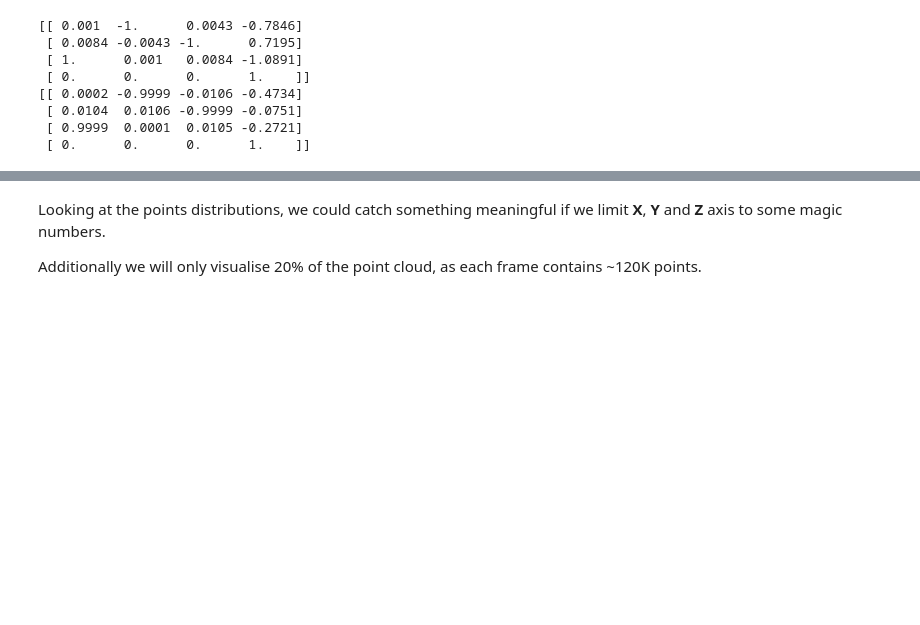
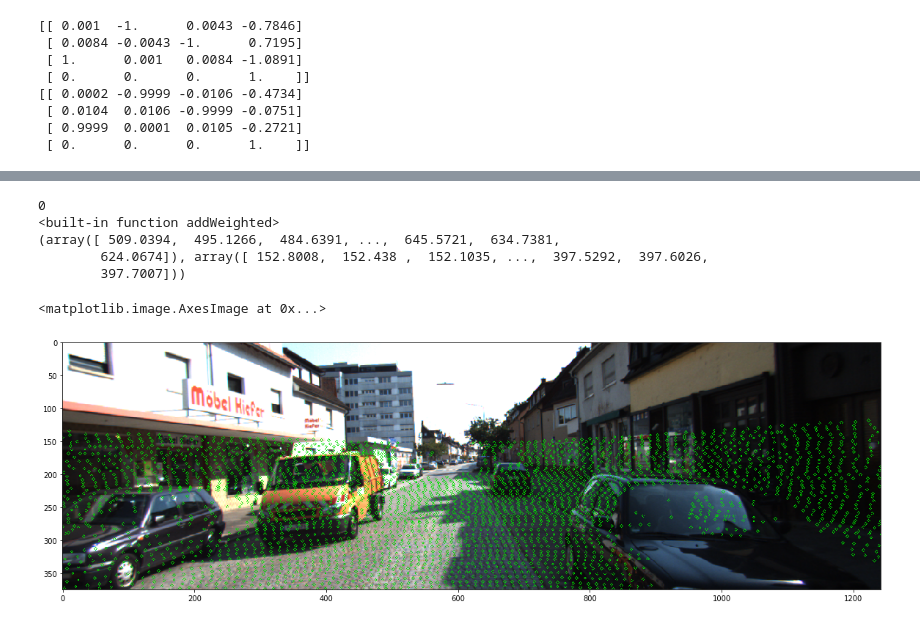
Before and after one commit to david-woo-instacart/self-driving-cars, a Jupyter notebook: plane-segmentation/Plane-segmentation.ipynb, the cells around one changed output, grey strips where cells are left out. Saved outputs shown, nothing was run; the diff lists cells and outputs as text; code cells hidden in the pictures; blank space fills up the shorter version.

```diff
--- a/plane-segmentation/Plane-segmentation.ipynb
+++ b/plane-segmentation/Plane-segmentation.ipynb
@@ -476,37 +438,51 @@ dataset.rgb
 # %%
+
+dataset_rgb = list(dataset.rgb)
 frame = 0
 calib_dir ="/Users/davidwoo/Documents/Projects/self-driving-cars/plane-segmentation/KITTI-Dataset/2011_09_26/"
 
 #velo_data = convert_velo_cord_to_img(dataset, calib_dir)
-velo_data = convert_velo_cord_to_img(dataset, calib_dir)
+velo_data = convert_velo_cord_to_img(dataset_velo, calib_dir)
 #rgb_img = dataset.rgb[frame].right
 
-rgb_img =dataset_rgb[frame][1]
+rgb_img = dataset_rgb[frame][1]
 #rgb_img = dataset.rgb[frame][0]
 #rgb_img = dataset
 #corped_velo_data = crop_velo_to_img_size(rgb_img.shape, velo_data)
 corped_velo_data = crop_velo_to_img_size([400,1500,3], velo_data)
 
 
 import cv2
 print(cv2.addWeighted)
-def overlay_velo_img(img, velo_data):
+def overlay_velo_img(img, velo_data,radius = 2):
     (x, y) = velo_data
     im = np.zeros(img.shape, dtype=np.float32)
     x_axis = np.floor(x).astype(np.int32)
     y_axis = np.floor(y).astype(np.int32)
 #     im[y_axis, x_axis] = [1, 0, 1]
-    print(len(x))
-    print(len(y))
+    #print(len(x))
+    #print(len(y))
+
+    # below draws circles on the image
     for i in range(0, len(x)):
 #         cv2.circle(img, center, radius, color, thickness=1, lineType=8, shift=0)
-        cv2.circle(img, (x_axis[i], y_axis[i]), 2, [0, 35, 0])
+            #cv2.circle(img, center, radius, color, thickness=1, lineType=8, shift=0)
+        #print(x_axis[i], y_axis[i])
+        cv2.circle(img, (x_axis[i], y_axis[i]), radius, [0, 35, 0])
 
     fig1 = plt.figure(figsize=(20, 20))
-    plt.imshow(img)
+    #plt.imshow(img)
 
-overlay_velo_img(rgb_img, corped_velo_data)
+    return img
+
+result_img = overlay_velo_img(rgb_img, corped_velo_data,2)
+print(corped_velo_data)
+plt.imshow(result_img)
+# %% [output]
+0
+<built-in function addWeighted>
+(array([ 509.0394,  495.1266,  484.6391, ...,  645.5721,  634.7381,
+        624.0674]), array([ 152.8008,  152.438 ,  152.1035, ...,  397.5292,  397.6026,
+        397.7007]))
+<matplotlib.image.AxesImage at 0x...>
+[figure, added]
-# %% [markdown]
-Looking at the points distributions, we could catch something meaningful if we limit **X**, **Y** and **Z** axis to some magic numbers.
-
-Additionally we will only visualise 20% of the point cloud, as each frame contains ~120K points.
```
Also changed, not shown: parts of 32 cells of this notebook.
